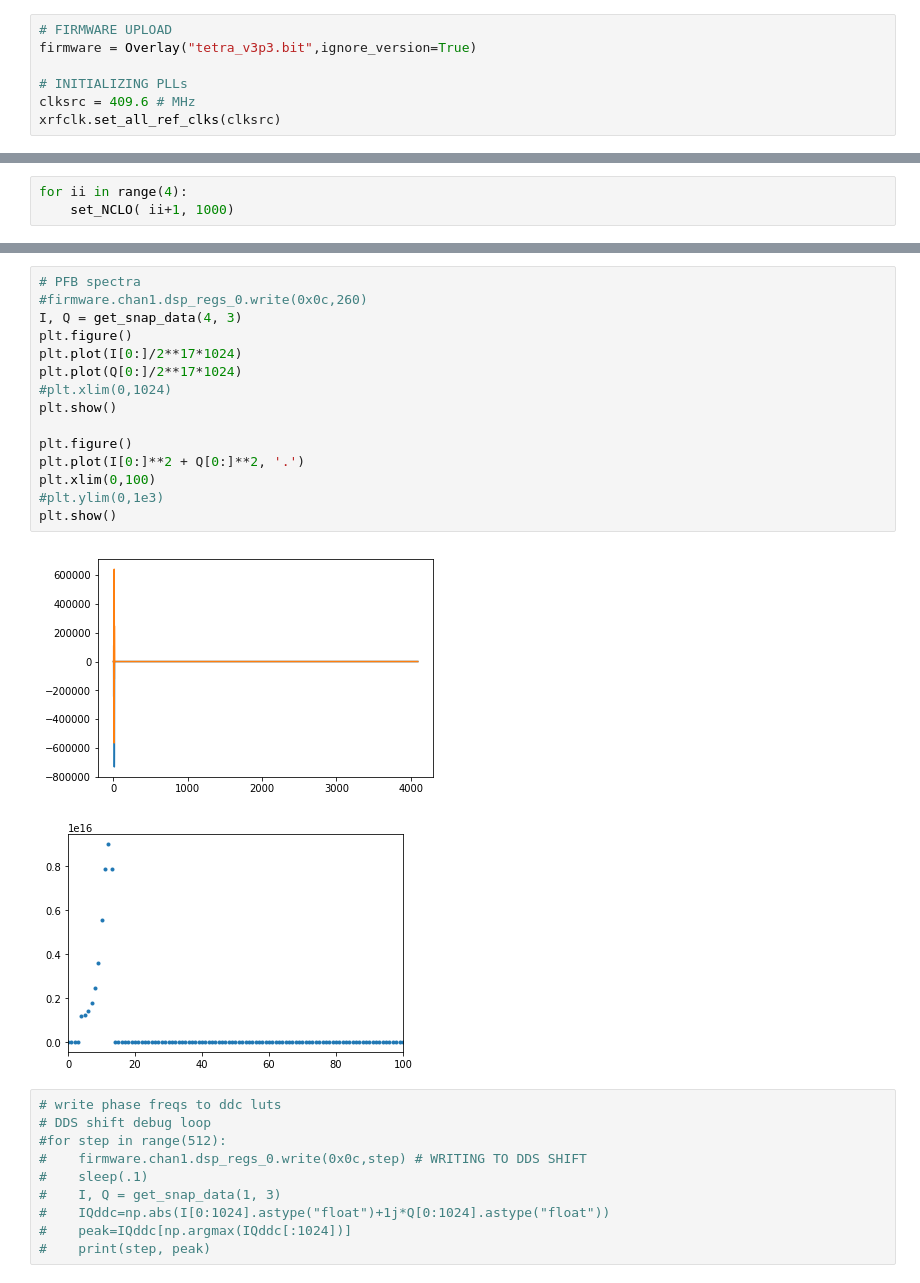
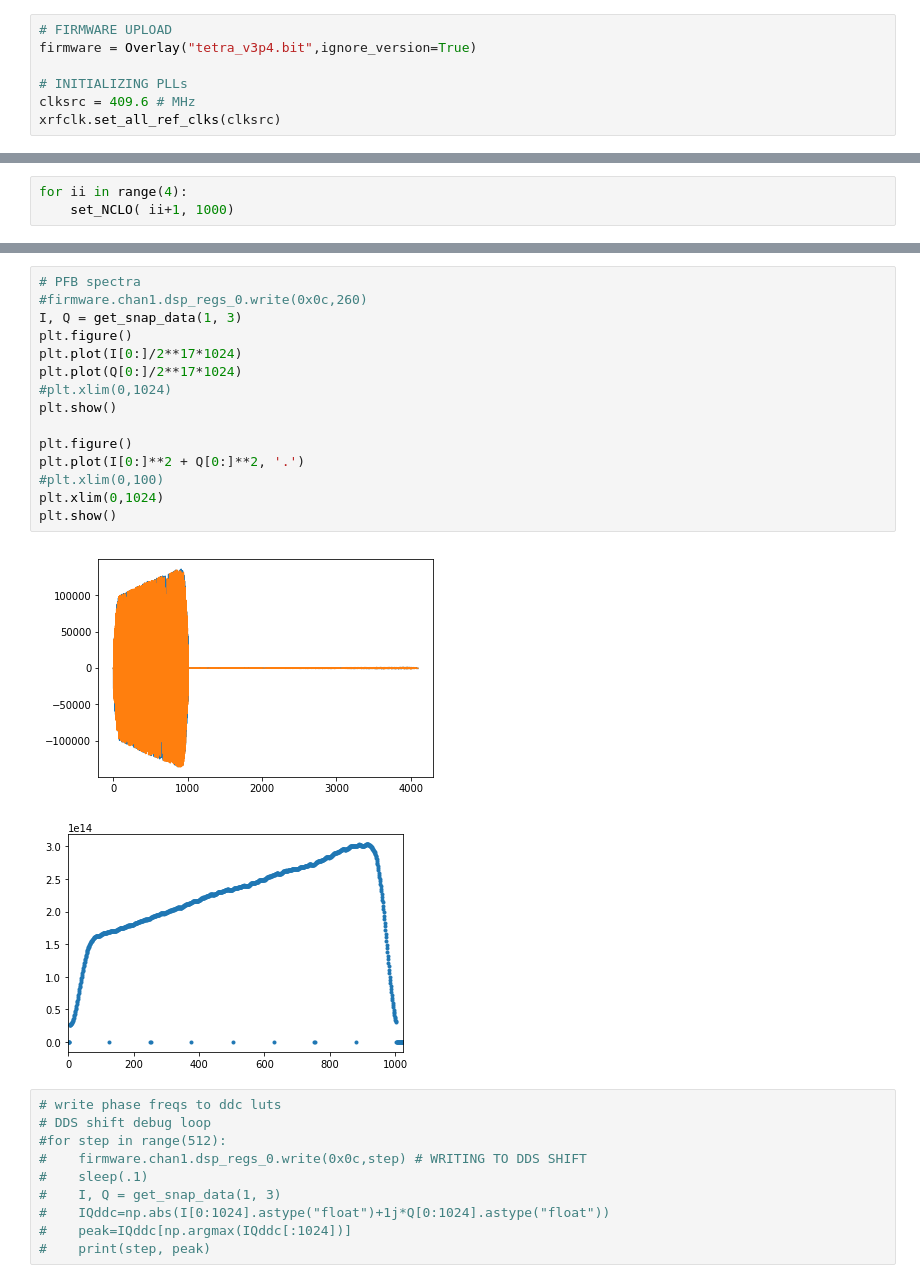
Before and after one commit to adriankaisinclair/primecam_gateware, a Jupyter notebook: tetra_v3.ipynb, the cells around one changed output, grey strips where cells are left out. Saved outputs shown, nothing was run; the diff lists cells and outputs as text.

```diff
--- a/tetra_v3.ipynb
+++ b/tetra_v3.ipynb
@@ -10,7 +10,7 @@ import numpy as np
 from scipy import signal
 # %%
 # FIRMWARE UPLOAD
-firmware = Overlay("tetra_v3p3.bit",ignore_version=True)
+firmware = Overlay("tetra_v3p4.bit",ignore_version=True)
 
 # INITIALIZING PLLs
 clksrc = 409.6 # MHz
@@ -337,21 +335,21 @@ plt.show()
 # %%
 # PFB spectra
 #firmware.chan1.dsp_regs_0.write(0x0c,260)
-I, Q = get_snap_data(4, 3)
+I, Q = get_snap_data(1, 3)
 plt.figure()
 plt.plot(I[0:]/2**17*1024)
 plt.plot(Q[0:]/2**17*1024)
 #plt.xlim(0,1024)
 plt.show()
 
 plt.figure()
 plt.plot(I[0:]**2 + Q[0:]**2, '.')
-plt.xlim(0,100)
-#plt.ylim(0,1e3)
+#plt.xlim(0,100)
+plt.xlim(0,1024)
 plt.show()
 # %% [output]
-[figure, old version]
+[figure, new version]
-[figure, old version]
+[figure, new version]
 # %%
 # write phase freqs to ddc luts
 # DDS shift debug loop
```
Also changed, not shown: parts of 3 cells of this notebook, 4 other files.
